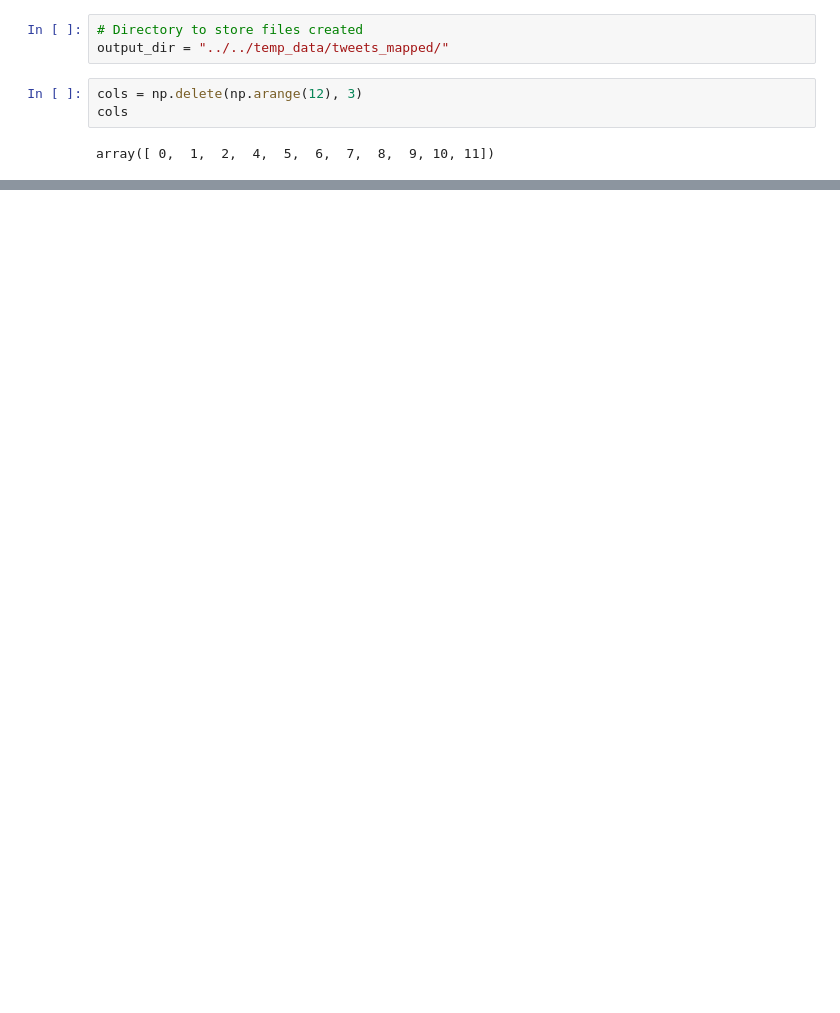
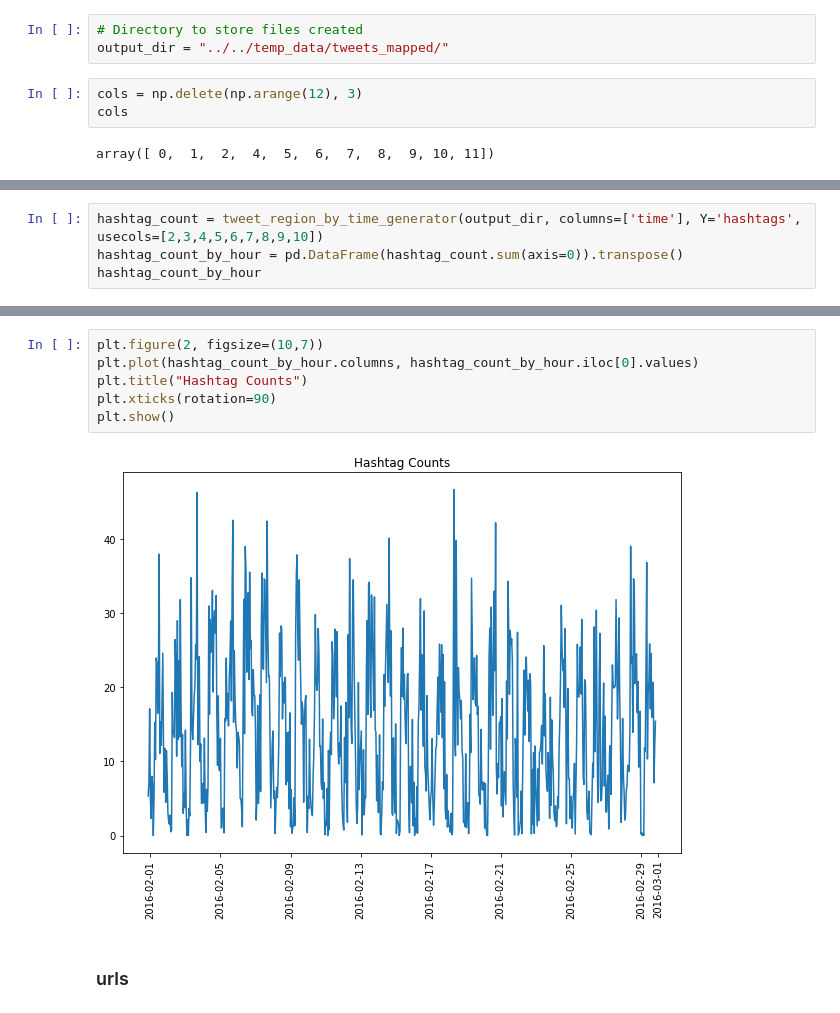
Before and after one commit to sakoki/Rushhour, a Jupyter notebook: code/playground/tweet_mapper.ipynb, the cells around one changed output, grey strips where cells are left out. Drawn from its saved outputs; the diff is of its cells as text; blank space fills up the shorter version.

```diff
--- a/code/playground/tweet_mapper.ipynb
+++ b/code/playground/tweet_mapper.ipynb
@@ -211,0 +305,4 @@ tweet_2016_02_29.csv
+# %%
+hashtag_count = tweet_region_by_time_generator(output_dir, columns=['time'], Y='hashtags', usecols=[2,3,4,5,6,7,8,9,10])
+hashtag_count_by_hour = pd.DataFrame(hashtag_count.sum(axis=0)).transpose()
+hashtag_count_by_hour
@@ -211,0 +316,10 @@ tweet_2016_02_29.csv
+# %%
+plt.figure(2, figsize=(10,7))
+plt.plot(hashtag_count_by_hour.columns, hashtag_count_by_hour.iloc[0].values)
+plt.title("Hashtag Counts")
+plt.xticks(rotation=90)
+plt.show()
+# %% [output]
+[figure, added]
+# %% [markdown]
+### urls
```
Also changed, not shown: parts of 41 cells of this notebook, 2 other files.
